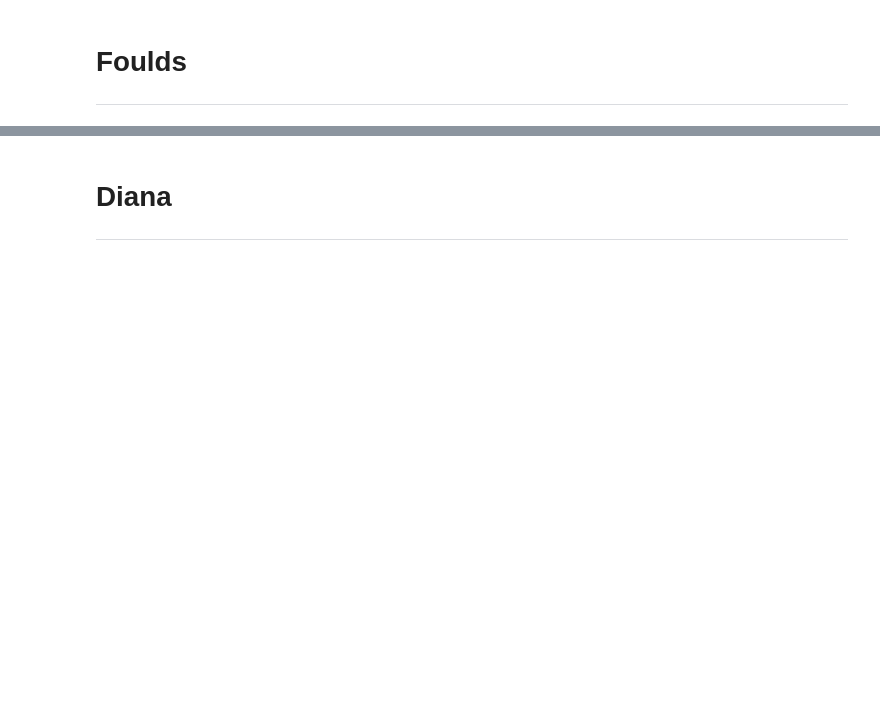
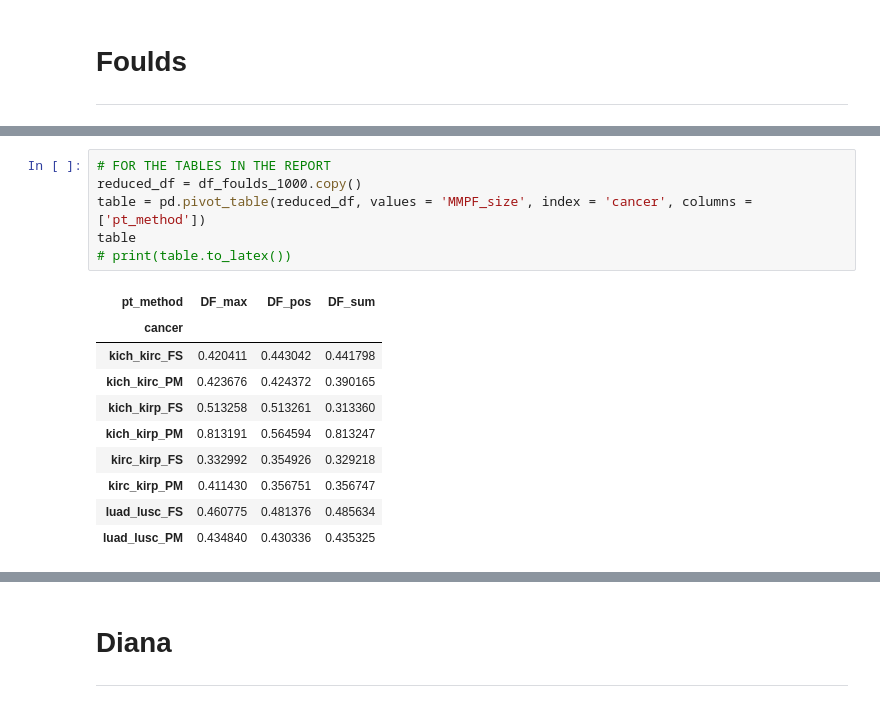
Before and after one commit to gaspardvilla/Intersectional-Fairness-on-Histopathological-images-classification, a Jupyter notebook: results.ipynb, the cells around one changed output, grey strips where cells are left out. Drawn from its saved outputs; the diff is of its cells as text; blank space fills up the shorter version.

```diff
--- a/results.ipynb
+++ b/results.ipynb
@@ -350,0 +653,17 @@ Series.__getitem__ treating keys as positions is deprecated. In a future version
+# %%
+# FOR THE TABLES IN THE REPORT
+reduced_df = df_foulds_1000.copy()
+table = pd.pivot_table(reduced_df, values = 'MMPF_size', index = 'cancer', columns = ['pt_method'])
+table
+# print(table.to_latex())
+# %% [output]
+| pt_method | DF_max | DF_pos | DF_sum |
+| cancer |  |  |  |
+| kich_kirc_FS | 0.420411 | 0.443042 | 0.441798 |
+| kich_kirc_PM | 0.423676 | 0.424372 | 0.390165 |
+| kich_kirp_FS | 0.513258 | 0.513261 | 0.313360 |
+| kich_kirp_PM | 0.813191 | 0.564594 | 0.813247 |
+| kirc_kirp_FS | 0.332992 | 0.354926 | 0.329218 |
+| kirc_kirp_PM | 0.411430 | 0.356751 | 0.356747 |
+| luad_lusc_FS | 0.460775 | 0.481376 | 0.485634 |
+| luad_lusc_PM | 0.434840 | 0.430336 | 0.435325 |
```
Also changed, not shown: parts of 27 cells of this notebook, 21 other files.
